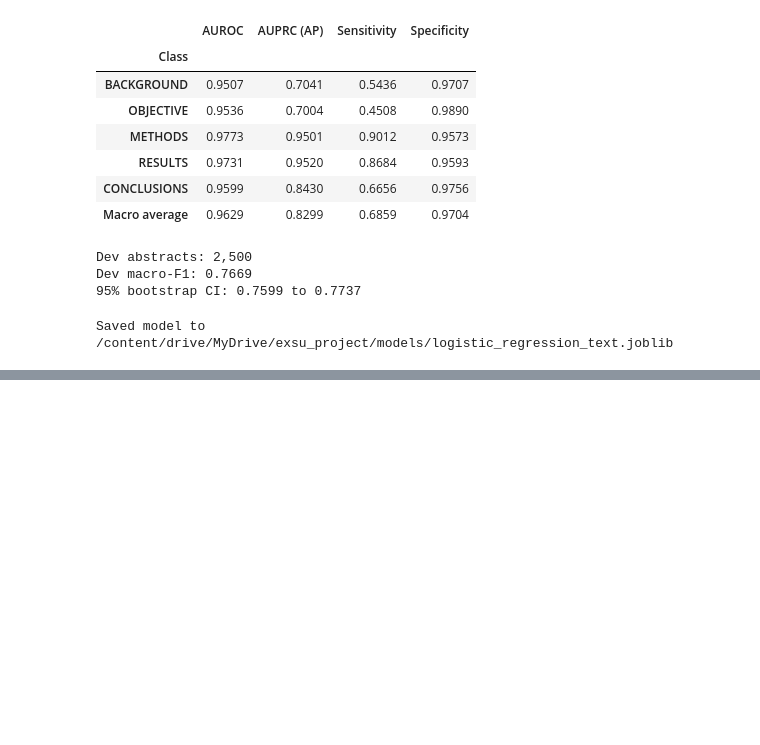
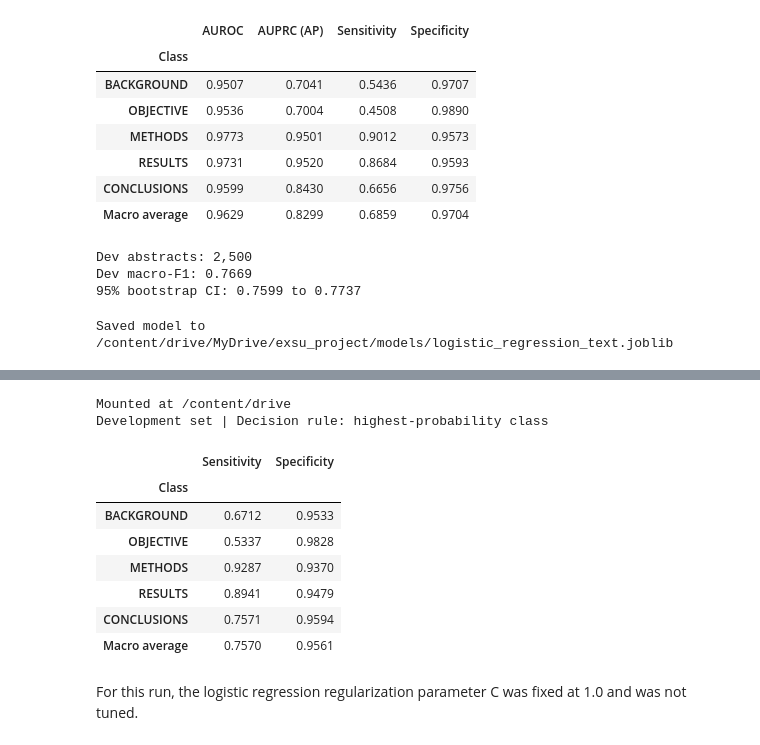
Before and after one commit to gabrielcabanilla1/EXSU-500-Clinical-NLP-large-language-models-rct, a Jupyter notebook: notebooks/03b_logistic_regression.ipynb, the cells around one changed output, grey strips where cells are left out. Cells and saved outputs as stored; diff of their text form; code cells hidden in the pictures; blank space fills up the shorter version.

```diff
--- a/notebooks/03b_logistic_regression.ipynb
+++ b/notebooks/03b_logistic_regression.ipynb
@@ -216,0 +217,48 @@ Saved 3 result tables to /content/drive/MyDrive/exsu_project/results
+# %%
+from pathlib import Path
+import pandas as pd
+from google.colab import drive
+
+drive.mount("/content/drive")
+
+project_dir = Path("/content/drive/MyDrive/exsu_project")
+predictions = pd.read_csv(
+    project_dir / "predictions" / "dev_logistic_regression_text.csv",
+    keep_default_na=False,
+)
+
+labels = ["BACKGROUND", "OBJECTIVE", "METHODS", "RESULTS", "CONCLUSIONS"]
+rows = []
+
+for label in labels:
+    actual = predictions["label"].eq(label)
+    predicted = predictions["prediction"].eq(label)
+
+    rows.append({
+        "Class": label,
+        "Sensitivity": predicted[actual].mean(),
+        "Specificity": (~predicted[~actual]).mean(),
+    })
+
+table = pd.DataFrame(rows).set_index("Class")
+table.loc["Macro average"] = table.mean()
+
+results_dir = project_dir / "results"
+results_dir.mkdir(parents=True, exist_ok=True)
+table.to_csv(results_dir / "dev_logistic_regression_sensitivity_specificity_argmax.csv")
+
+print("Development set | Decision rule: highest-probability class")
+display(table.round(4))
+# %% [output]
+Mounted at /content/drive
+Development set | Decision rule: highest-probability class
+|  | Sensitivity | Specificity |
+| Class |  |  |
+| BACKGROUND | 0.6712 | 0.9533 |
+| OBJECTIVE | 0.5337 | 0.9828 |
+| METHODS | 0.9287 | 0.9370 |
+| RESULTS | 0.8941 | 0.9479 |
+| CONCLUSIONS | 0.7571 | 0.9594 |
+| Macro average | 0.7570 | 0.9561 |
+# %% [markdown]
+For this run, the logistic regression regularization parameter C was fixed at 1.0 and was not tuned.
```
Also changed, not shown: parts of 1 cell of this notebook.
